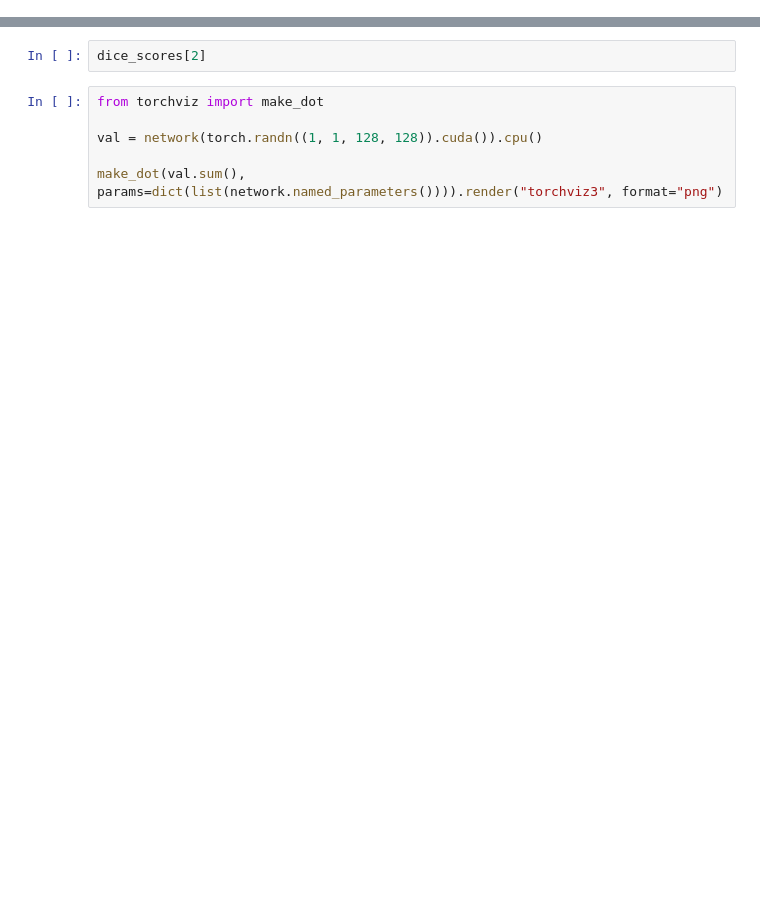
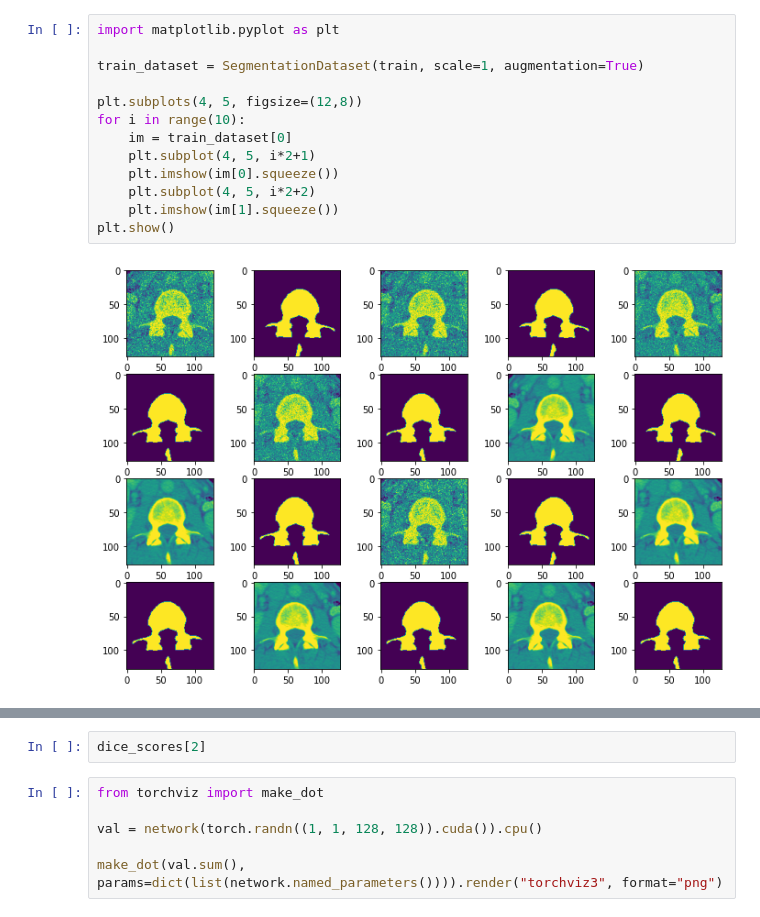
Before and after one commit to KrzysztofZywiecki/Dynamic-U-Net, a Jupyter notebook: test.ipynb, the cells around one changed output, grey strips where cells are left out. Cells and saved outputs as stored; diff of their text form; blank space fills up the shorter version.

```diff
--- a/test.ipynb
+++ b/test.ipynb
@@ -39,6 +47,21 @@ class SegmentationDataset(Dataset):
 ids = [ re.findall("[0-9]+", name)[0] for name in os.listdir("./segmentation/patches") ]
 
 train, test = train_test_split(ids, test_size=40)
+# %%
+import matplotlib.pyplot as plt
+
+train_dataset = SegmentationDataset(train, scale=1, augmentation=True)
+
+plt.subplots(4, 5, figsize=(12,8))
+for i in range(10):
+    im = train_dataset[0]
+    plt.subplot(4, 5, i*2+1)
+    plt.imshow(im[0].squeeze())
+    plt.subplot(4, 5, i*2+2)
+    plt.imshow(im[1].squeeze())
+plt.show()
+# %% [output]
+[figure, added]
 # %%
 learning_rate = 1e-4
 batch_size = 10
```
Also changed, not shown: parts of 14 cells of this notebook, 4 other files.
